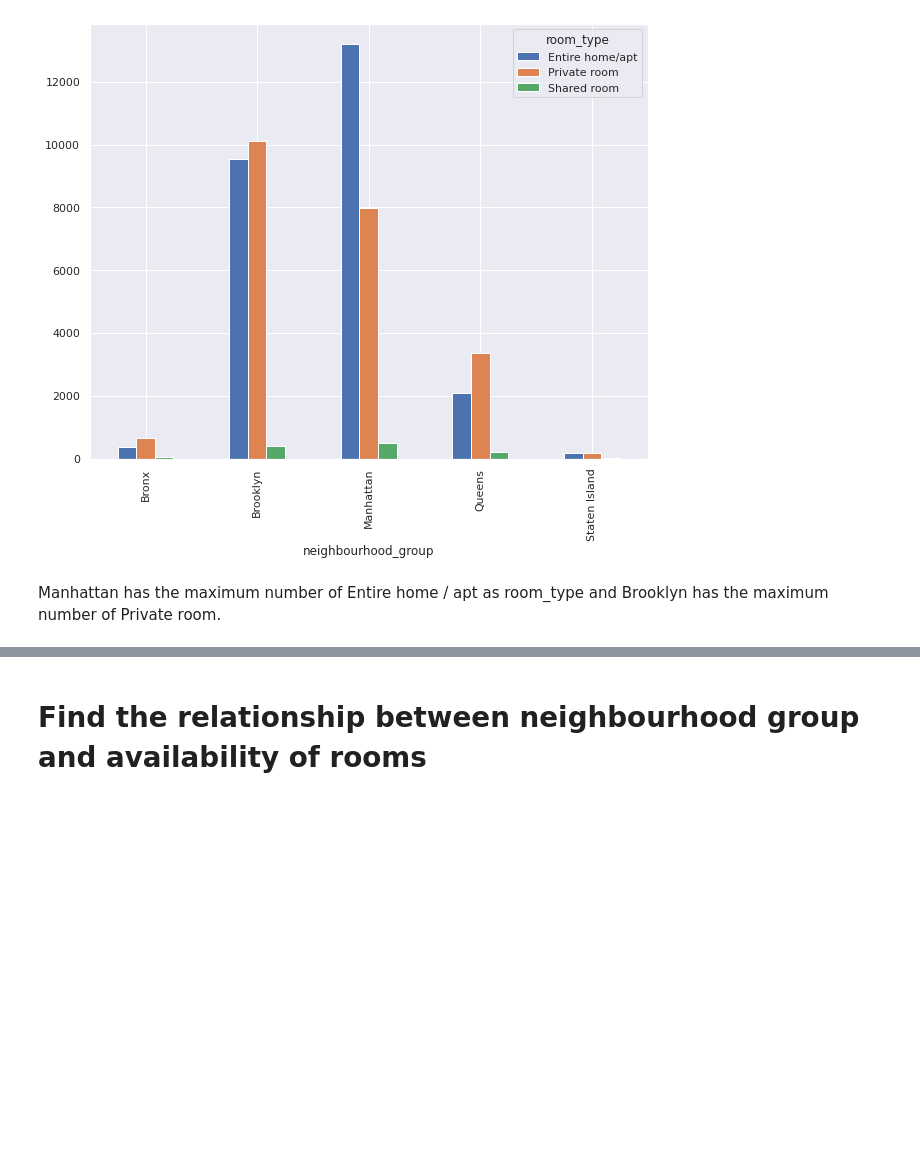
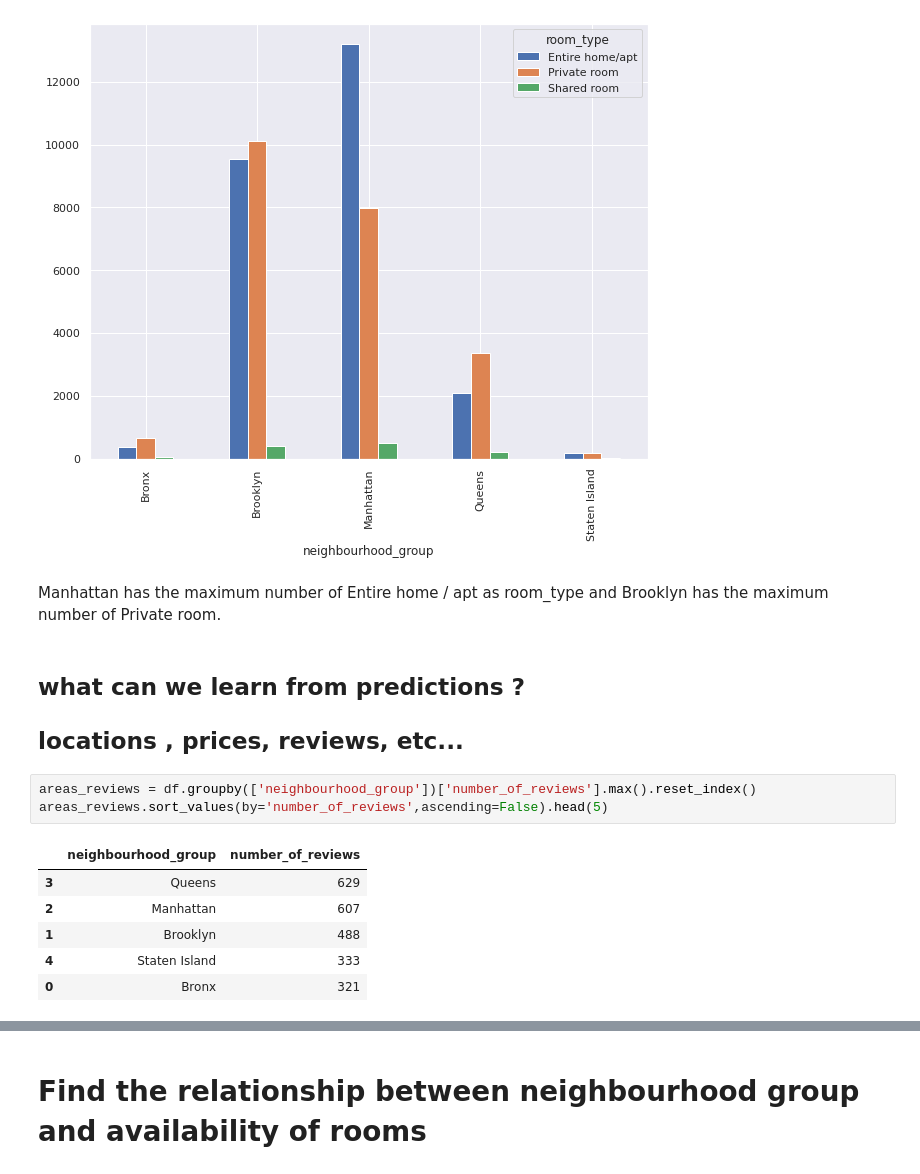
Before and after one commit to SaiMeghanaGoud/EDA-capstone-project, a Jupyter notebook: Copy_of_Airbnb_Bookings_Analysis_Team_Capstone_Project.ipynb, the cells around one changed output, grey strips where cells are left out. Saved outputs shown, nothing was run; the diff lists cells and outputs as text; blank space fills up the shorter version.

```diff
--- a/Copy_of_Airbnb_Bookings_Analysis_Team_Capstone_Project.ipynb
+++ b/Copy_of_Airbnb_Bookings_Analysis_Team_Capstone_Project.ipynb
@@ -488,3 +513,16 @@ plt.show()
 [figure]
 # %% [markdown]
 Manhattan has the maximum number of Entire home / apt as room_type and Brooklyn has the maximum number of Private room.
+# %% [markdown]
+## what can we learn from predictions ?
+## locations , prices, reviews, etc...
+# %%
+areas_reviews = df.groupby(['neighbourhood_group'])['number_of_reviews'].max().reset_index()
+areas_reviews.sort_values(by='number_of_reviews',ascending=False).head(5)
+# %% [output]
+|  | neighbourhood_group | number_of_reviews |
+| 3 | Queens | 629 |
+| 2 | Manhattan | 607 |
+| 1 | Brooklyn | 488 |
+| 4 | Staten Island | 333 |
+| 0 | Bronx | 321 |
```
Also changed, not shown: parts of 8 cells of this notebook.
